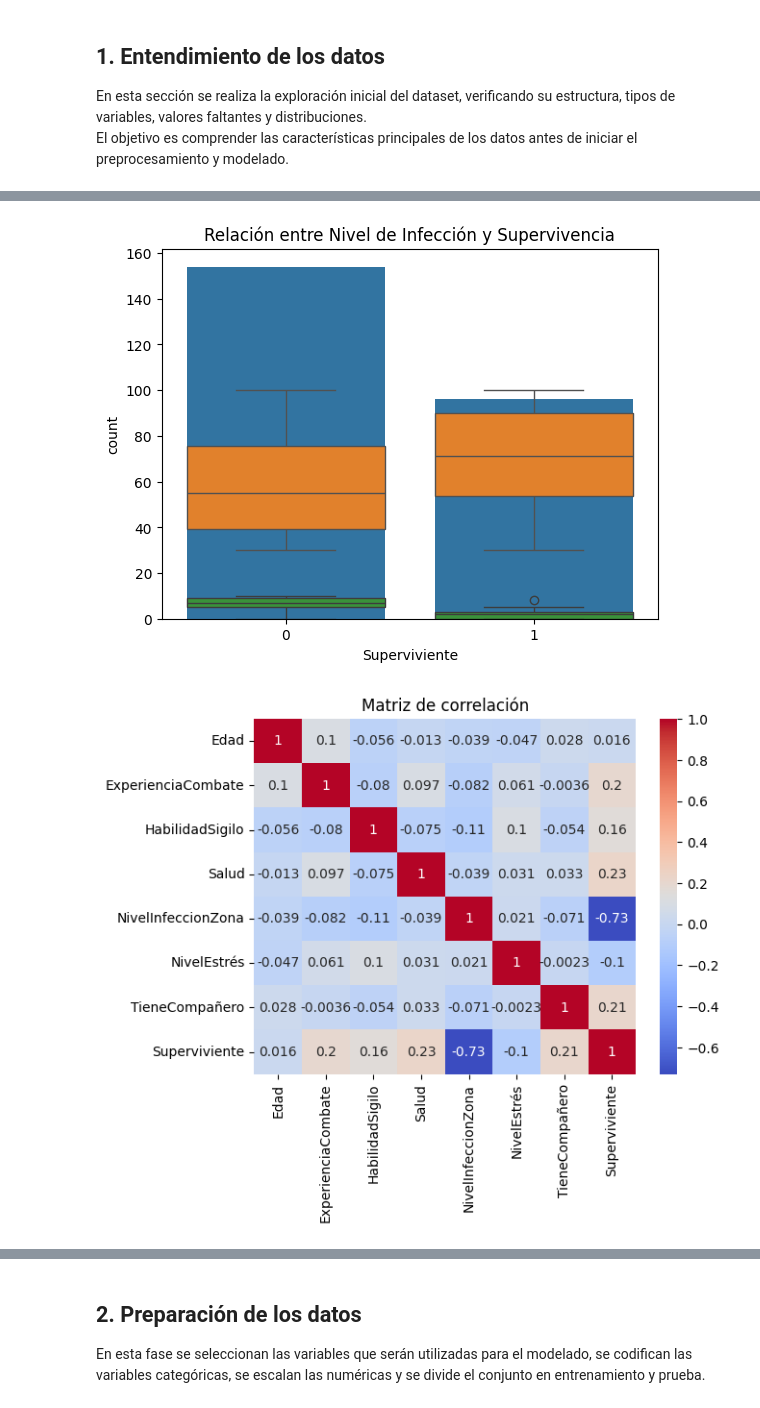
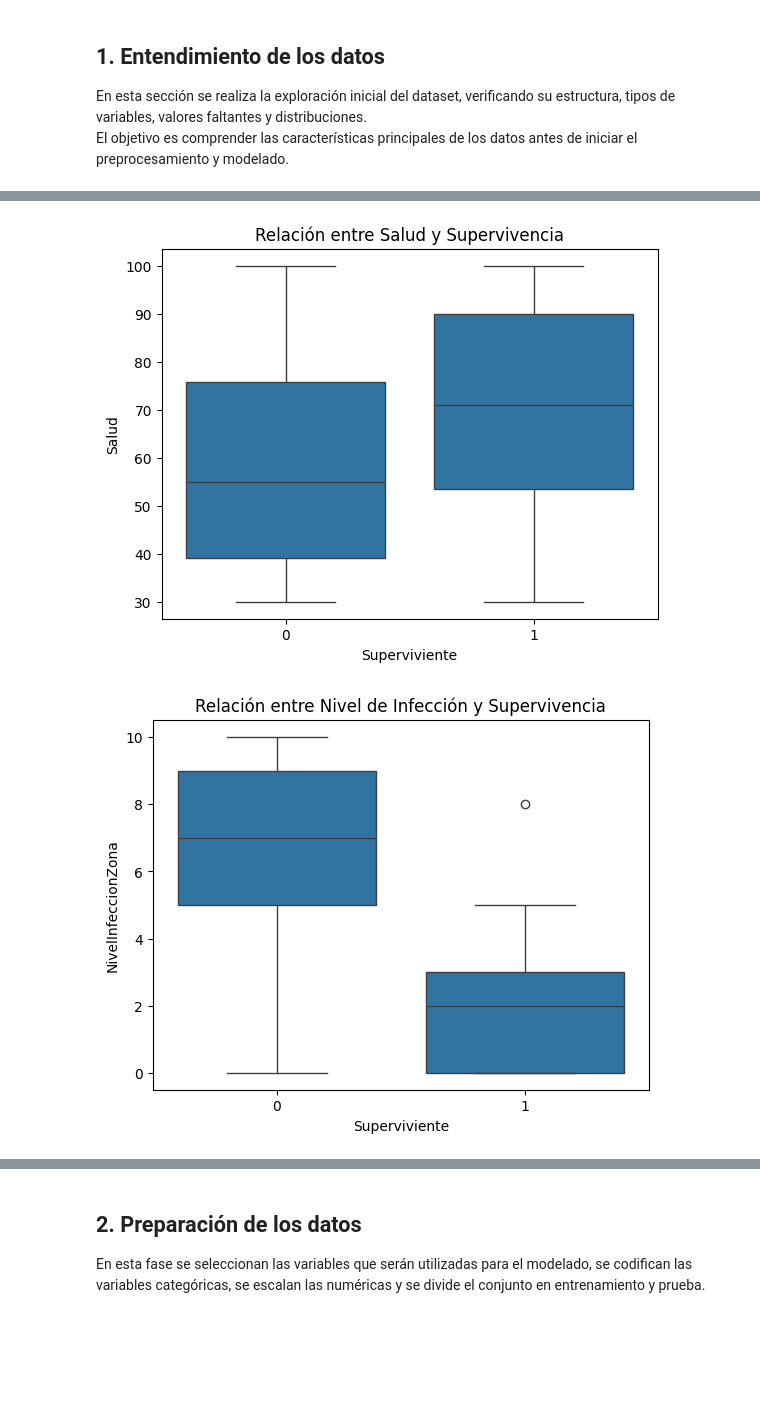
Before and after one commit to TheVale55/Machine-Learning-TLOU, a Jupyter notebook: notebooks/1_modelado.ipynb, the cells around one changed output, grey strips where cells are left out. Saved outputs shown, nothing was run; the diff lists cells and outputs as text; code cells hidden in the pictures; blank space fills up the shorter version.

```diff
--- a/notebooks/1_modelado.ipynb
+++ b/notebooks/1_modelado.ipynb
@@ -48,21 +72,13 @@ memory usage: 27.5+ KB
 # %%
 # Gráficos exploratorios:
 
-sns.countplot(x="Superviviente", data=df)
-plt.title("Distribución de la variable objetivo (Superviviente)")
-
 sns.boxplot(x="Superviviente", y="Salud", data=df)
 plt.title("Relación entre Salud y Supervivencia")
+plt.show()
 
 sns.boxplot(x="Superviviente", y="NivelInfeccionZona", data=df)
 plt.title("Relación entre Nivel de Infección y Supervivencia")
 plt.show()
 # %% [output]
-[figure, old version]
+[figure, new version]
+[figure, added]
-# %%
-corr = df.corr(numeric_only=True)
-sns.heatmap(corr, annot=True, cmap="coolwarm")
-plt.title("Matriz de correlación")
-plt.show()
-# %% [output]
-[figure, removed]
```
Also changed, not shown: parts of 10 cells of this notebook.
